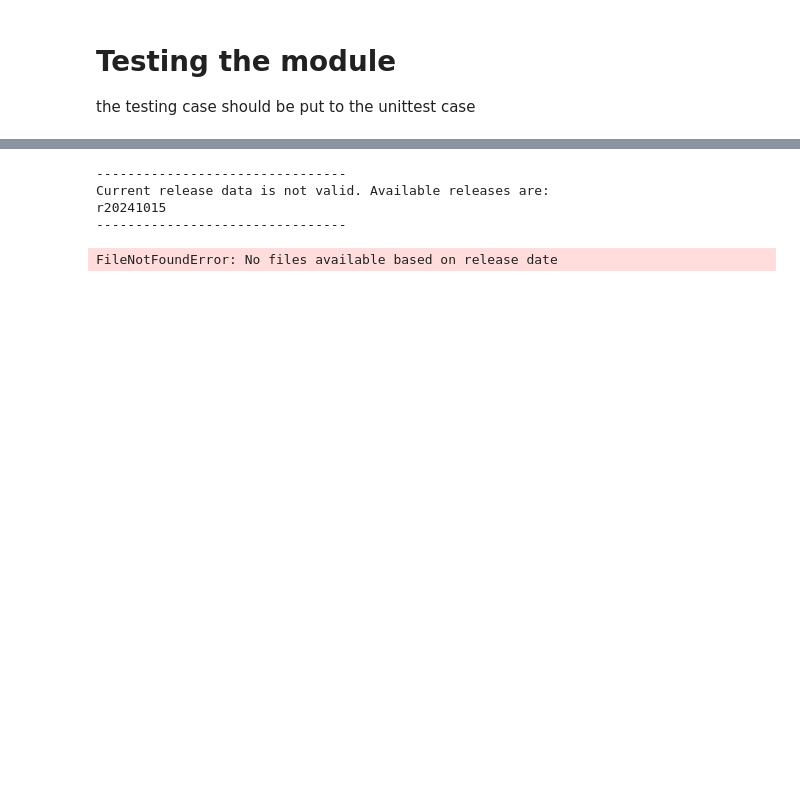
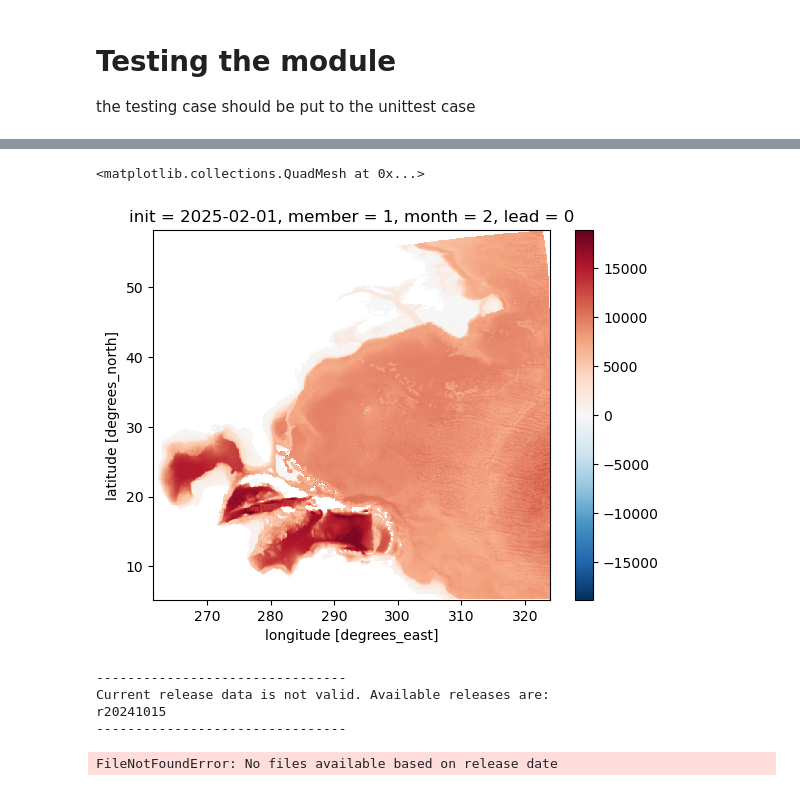
Before and after one commit to NOAA-CEFI-Portal/regional_mom6, a Jupyter notebook: mom6/notebook/test_module.ipynb, the cells around one changed output, grey strips where cells are left out. Saved outputs shown, nothing was run; the diff lists cells and outputs as text; code cells hidden in the pictures; blank space fills up the shorter version.

```diff
--- a/mom6/notebook/test_module.ipynb
+++ b/mom6/notebook/test_module.ipynb
@@ -18,3 +173,8 @@ ds.to_netcdf('/Projects/CEFI/regional_mom6/cefi_portal/northwest_atlantic/full_d
+# %%
+(ds.tob.isel(member=0,lead=0)*ds_depth.deptho).plot()
+# %% [output]
+<matplotlib.collections.QuadMesh at 0x...>
+[figure, added]
 # %%
 import xarray as xr
 
```
Also changed, not shown: parts of 21 cells of this notebook, 22 other files.
